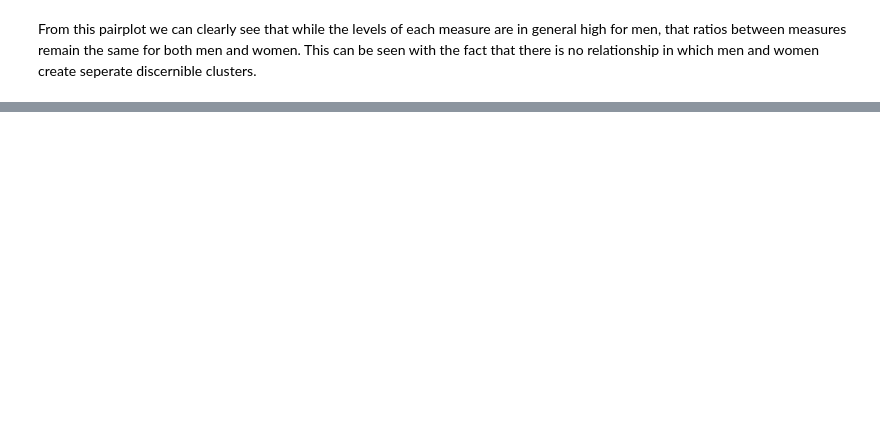
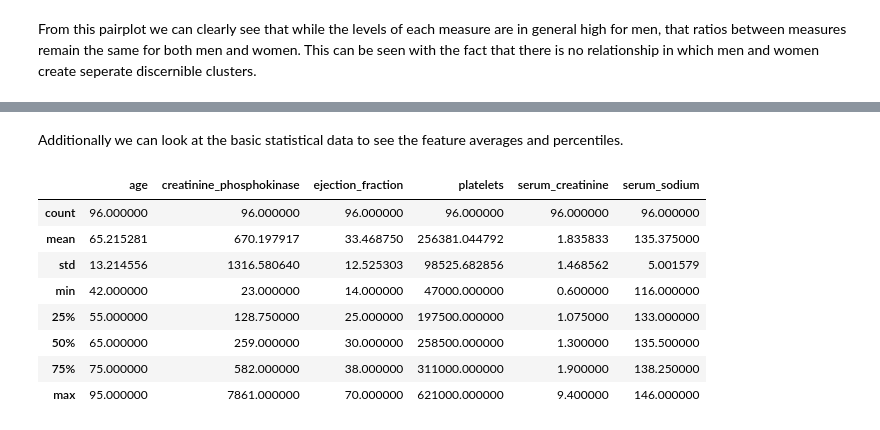
Before and after one commit to mjpitts/ecs171_group_17, a Jupyter notebook: project.ipynb, the cells around one changed output, grey strips where cells are left out. Saved outputs shown, nothing was run; the diff lists cells and outputs as text; code cells hidden in the pictures; blank space fills up the shorter version.

Commit message:
completed intial Expoloritory Data Analysis

```diff
--- a/project.ipynb
+++ b/project.ipynb
@@ -101,0 +139,15 @@ From this pairplot we can clearly see that while the levels of each measure are
+# %% [markdown]
+Additionally we can look at the basic statistical data to see the feature averages and percentiles.
+# %%
+non_bool = non_bool.drop(['risk','sex'], axis=1)
+non_bool.describe()
+# %% [output]
+|  | age | creatinine_phosphokinase | ejection_fraction | platelets | serum_creatinine | serum_sodium |
+| count | 96.000000 | 96.000000 | 96.000000 | 96.000000 | 96.000000 | 96.000000 |
+| mean | 65.215281 | 670.197917 | 33.468750 | 256381.044792 | 1.835833 | 135.375000 |
+| std | 13.214556 | 1316.580640 | 12.525303 | 98525.682856 | 1.468562 | 5.001579 |
+| min | 42.000000 | 23.000000 | 14.000000 | 47000.000000 | 0.600000 | 116.000000 |
+| 25% | 55.000000 | 128.750000 | 25.000000 | 197500.000000 | 1.075000 | 133.000000 |
+| 50% | 65.000000 | 259.000000 | 30.000000 | 258500.000000 | 1.300000 | 135.500000 |
+| 75% | 75.000000 | 582.000000 | 38.000000 | 311000.000000 | 1.900000 | 138.250000 |
+| max | 95.000000 | 7861.000000 | 70.000000 | 621000.000000 | 9.400000 | 146.000000 |
```
Also changed, not shown: parts of 6 cells of this notebook.
